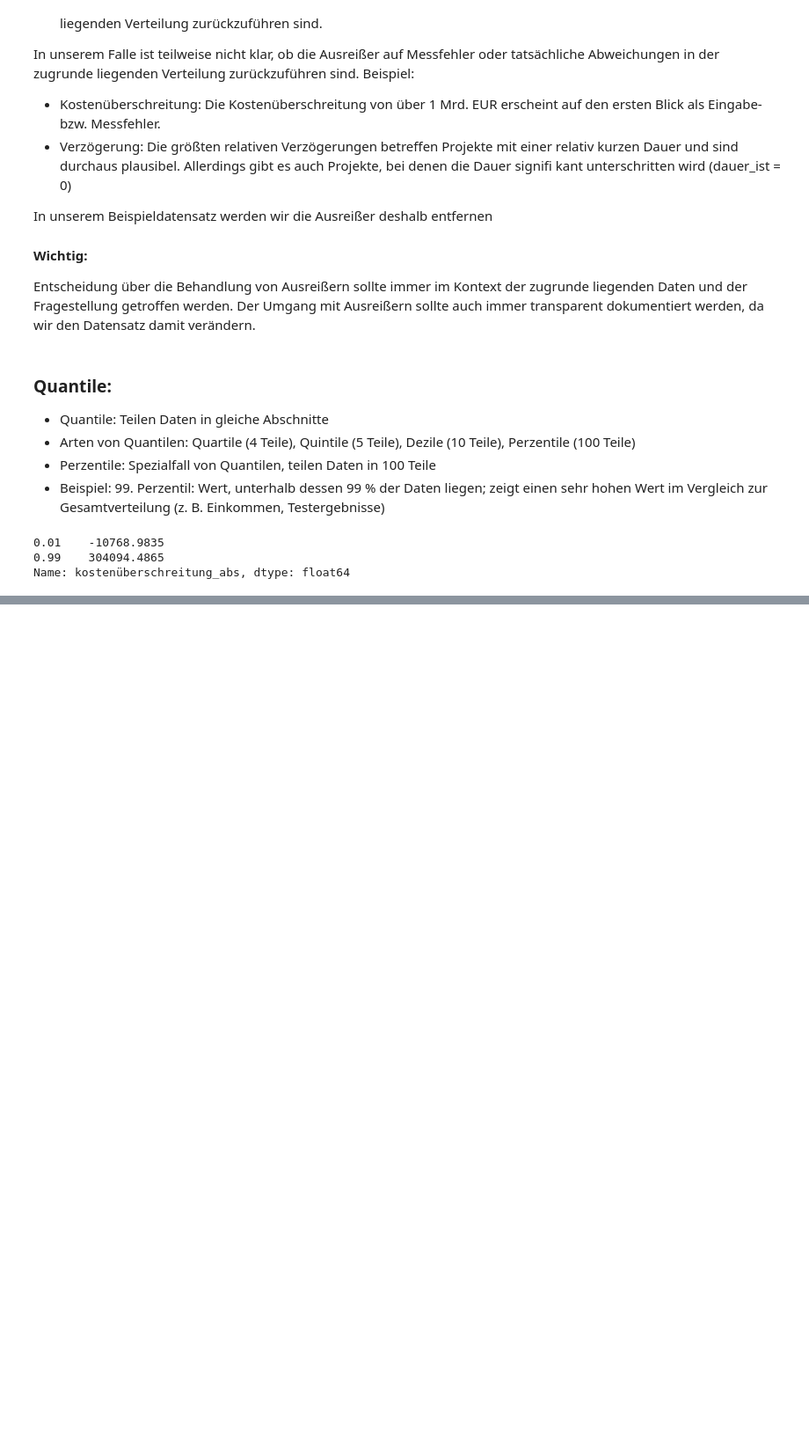
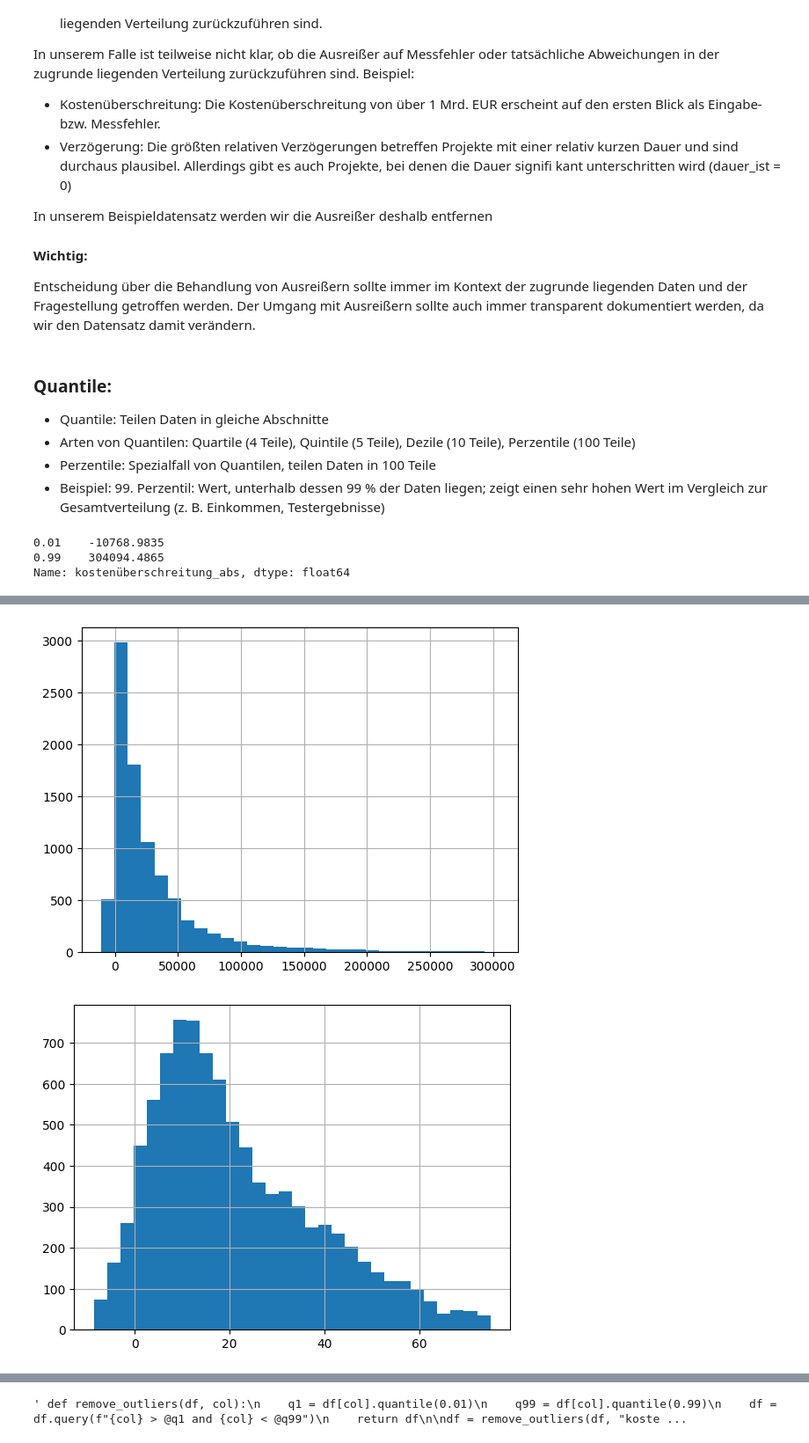
Before and after one commit to AliBenBali/DataScience, a Jupyter notebook: FallstudieConstruction.ipynb, the cells around one changed output, grey strips where cells are left out. Shown at 88% size. Saved outputs shown, nothing was run; the diff lists cells and outputs as text; code cells hidden in the pictures; blank space fills up the shorter version.

```diff
--- a/FallstudieConstruction.ipynb
+++ b/FallstudieConstruction.ipynb
@@ -501,0 +525,31 @@ df_neu = df.query("verzögerung_rel > @q1 and verzögerung_rel < @q99")
+# %%
+#Quantile festlegen
+ka1 = df["kostenüberschreitung_abs"].quantile(0.01)
+ka99 = df["kostenüberschreitung_abs"].quantile(0.99)
+
+kr1 = df["kostenüberschreitung_rel"].quantile(0.01)
+kr99 = df["kostenüberschreitung_rel"].quantile(0.99)
+
+va1 = df["verzögerung_abs"].quantile(0.01)
+va99 = df["verzögerung_abs"].quantile(0.99)
+
+vr1 = df["verzögerung_rel"].quantile(0.01)
+vr99 = df["verzögerung_rel"].quantile(0.99)
+
+#Entfernen der Ausreißer
+df = df.query("kostenüberschreitung_abs > @ka1 and kostenüberschreitung_abs < @ka99")
+df = df.query("kostenüberschreitung_rel > @kr1 and kostenüberschreitung_rel < @kr99")
+df = df.query("verzögerung_abs > @va1 and verzögerung_abs < @va99")
+df = df.query("verzögerung_rel > @vr1 and verzögerung_rel < @vr99")
+# %%
+df['kostenüberschreitung_abs'].hist(bins=30)
+plt.show()
+df['kostenüberschreitung_rel'].hist(bins=30)
+plt.show()
+df['verzögerung_rel'].hist(bins=30)
+plt.show()
+df['verzögerung_abs'].hist(bins=30)
+plt.show()
+# %% [output]
+[figure, added]
+[figure, added]
@@ -501,0 +558,11 @@ df_neu = df.query("verzögerung_rel > @q1 and verzögerung_rel < @q99")
+# %%
+#Function um Entfernen der Ausreißer zu für beliebige Spalten zu ermöglichen
+""" def remove_outliers(df, col):
+    q1 = df[col].quantile(0.01)
+    q99 = df[col].quantile(0.99)
+    df = df.query(f"{col} > @q1 and {col} < @q99")
+    return df
+
+df = remove_outliers(df, "kostenüberschreitung_abs") """
+# %% [output]
+' def remove_outliers(df, col):\n    q1 = df[col].quantile(0.01)\n    q99 = df[col].quantile(0.99)\n    df = df.query(f"{col} > @q1 and {col} < @q99")\n    return df\n\ndf = remove_outliers(df, "koste ...
```
Also changed, not shown: parts of 21 cells of this notebook.
